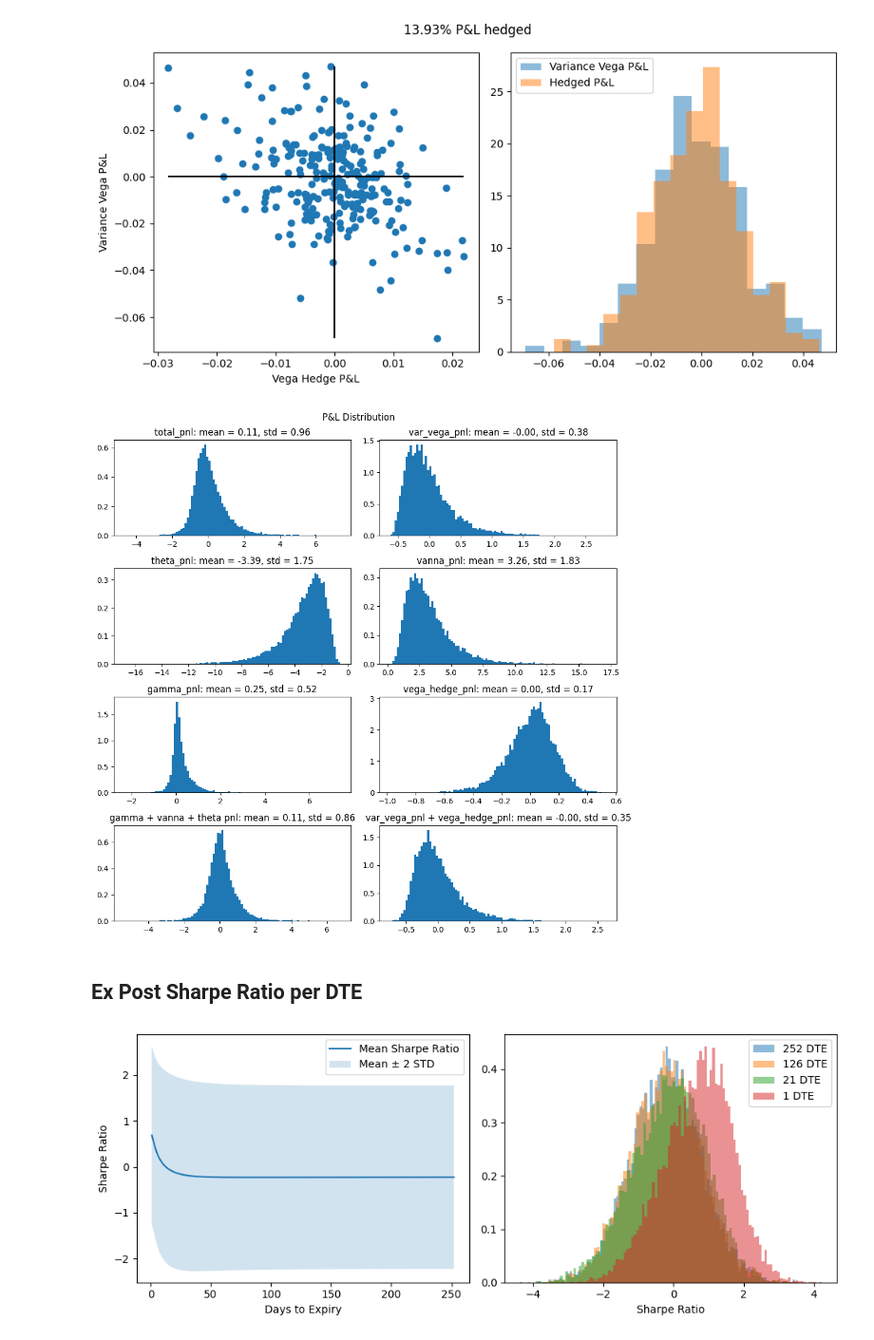
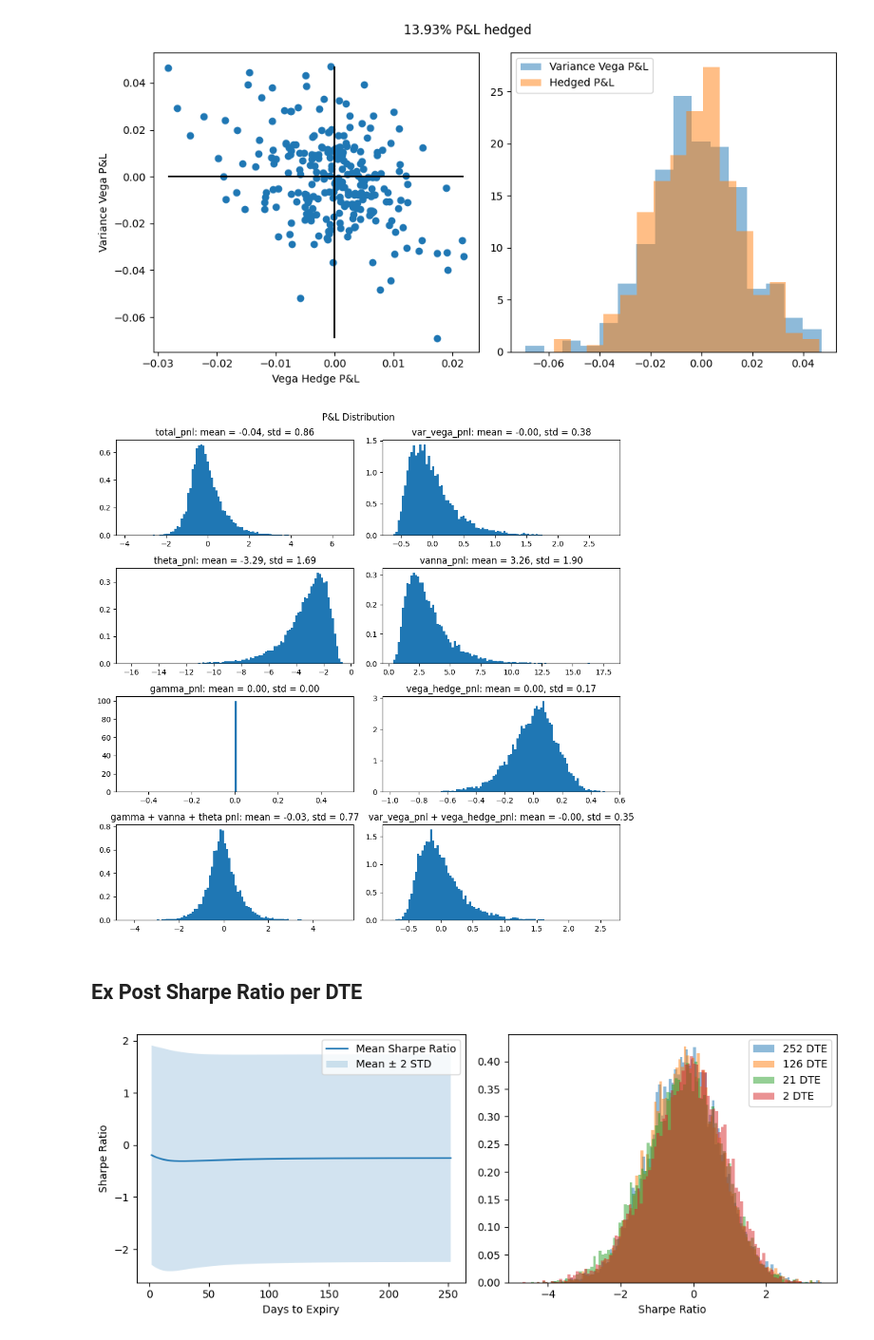
Before and after one commit to Newtype07/volatility-arbitrage-stoch-vol, a Jupyter notebook: volatility_arbitrage/strategy/fwd_skew_swap_sanity_check.ipynb, the cells around one changed output. Shown: that part at 95% size. Drawn from its saved outputs; the diff is of its cells as text; code cells hidden in the pictures.

Commit message:
sanity check fwd skew swap

```diff
--- a/volatility_arbitrage/strategy/fwd_skew_swap_sanity_check.ipynb
+++ b/volatility_arbitrage/strategy/fwd_skew_swap_sanity_check.ipynb
@@ -78,3 +75,4 @@ day_cont_short_pnl = skew_swap_pnl_per_dte[1].get_strategy_pnl(cont_short_strate
 # %%
 cont_short_strategy = -np.ones_like(real_var[:-1]) * 10000
-cont_short_pnl: StrategyPnl = StrategyPnl()
+day_skew_swap_pnl = skew_swap_pnl_per_dte[1].get_strategy_pnl(cont_short_strategy)
+cont_short_pnl: StrategyPnl = skew_swap_pnl_per_dte[21].get_strategy_pnl(cont_short_strategy) - day_skew_swap_pnl
@@ -91,46 +87,47 @@ plot_vega_hedge_performance_of_path(cont_short_pnl, 0)
 # %%
 plot_pnl_distribution(cont_short_pnl)
 # %% [output]
-[figure, old version]
+[figure, new version]
 # %% [markdown]
 ## Ex Post Sharpe Ratio per DTE
 # %%
 ann_sharpe_per_dte: dict[int, npt.NDArray[np.float64]] = {}
 
 for dte, pnl_calculator in skew_swap_pnl_per_dte.items():
-    cont_short_pnl = pnl_calculator.get_strategy_pnl(cont_short_strategy)
-    ann_sharpe_per_dte[dte] = cont_short_pnl["total_pnl"].mean(axis=0) / (
-        cont_short_pnl["total_pnl"].std(axis=0) * np.sqrt(time_delta)
-    )
+    if dte != 1:
+        cont_short_pnl: StrategyPnl = pnl_calculator.get_strategy_pnl(cont_short_strategy) - day_skew_swap_pnl
+        ann_sharpe_per_dte[dte] = cont_short_pnl.total_pnl.mean(axis=0) / (
+            cont_short_pnl.total_pnl.std(axis=0) * np.sqrt(time_delta)
+        )
 # %%
 means = [np.mean(ann_sharpe) for ann_sharpe in ann_sharpe_per_dte.values()]
 stds = [np.std(ann_sharpe) for ann_sharpe in ann_sharpe_per_dte.values()]
 
 fig, ax = plt.subplots(1, 2, figsize=(10, 4))
-ax[0].plot(target_dte, means, label="Mean Sharpe Ratio")
+ax[0].plot(target_dte[1:], means, label="Mean Sharpe Ratio")
 ax[0].fill_between(
-    target_dte,
+    target_dte[1:],
     np.array(means) - 2 * np.array(stds),
     np.array(means) + 2 * np.array(stds),
     alpha=0.2,
     label="Mean ± 2 STD",
 )
 ax[0].set_xlabel("Days to Expiry")
 ax[0].set_ylabel("Sharpe Ratio")
 ax[0].legend()
 
-for dte in [BDAYS, 21 * 6, 21, 1]:
+for dte in [BDAYS, 21 * 6, 21, 2]:
     ax[1].hist(
         ann_sharpe_per_dte[dte],
         density=True,
         bins=int(np.sqrt(len(ann_sharpe_per_dte[dte]))),
         label=f"{dte} DTE",
         alpha=0.5,
     )
 ax[1].set_xlabel("Sharpe Ratio")
 ax[1].legend()
 
 fig.tight_layout()
 plt.show()
 # %% [output]
-[figure, old version]
+[figure, new version]
```
Also changed, not shown: parts of 3 cells of this notebook.
